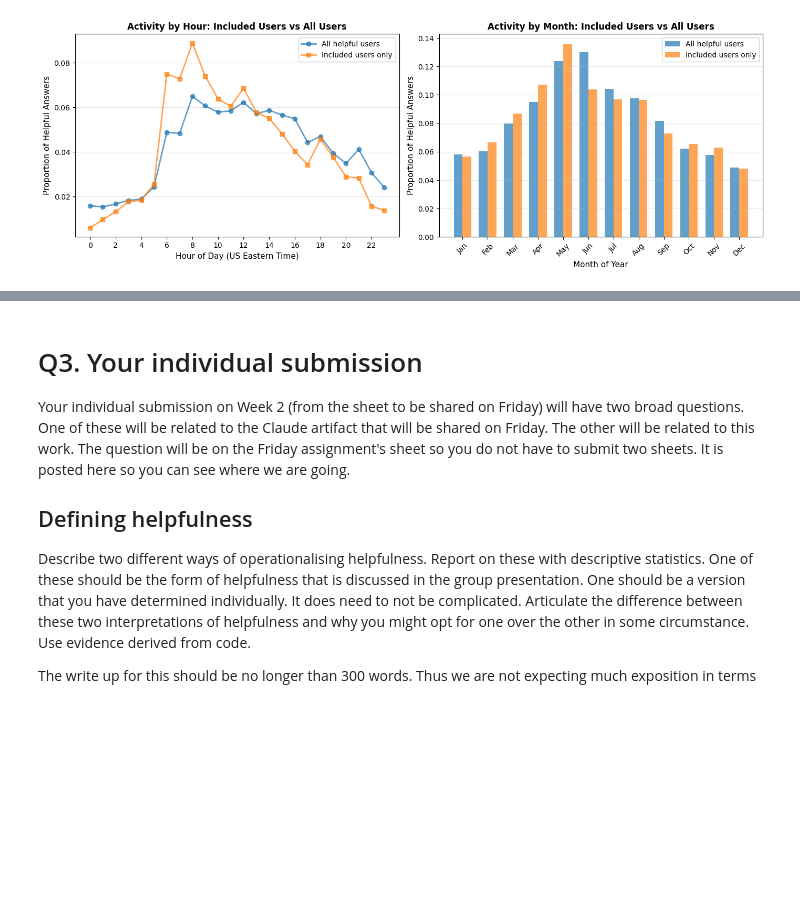
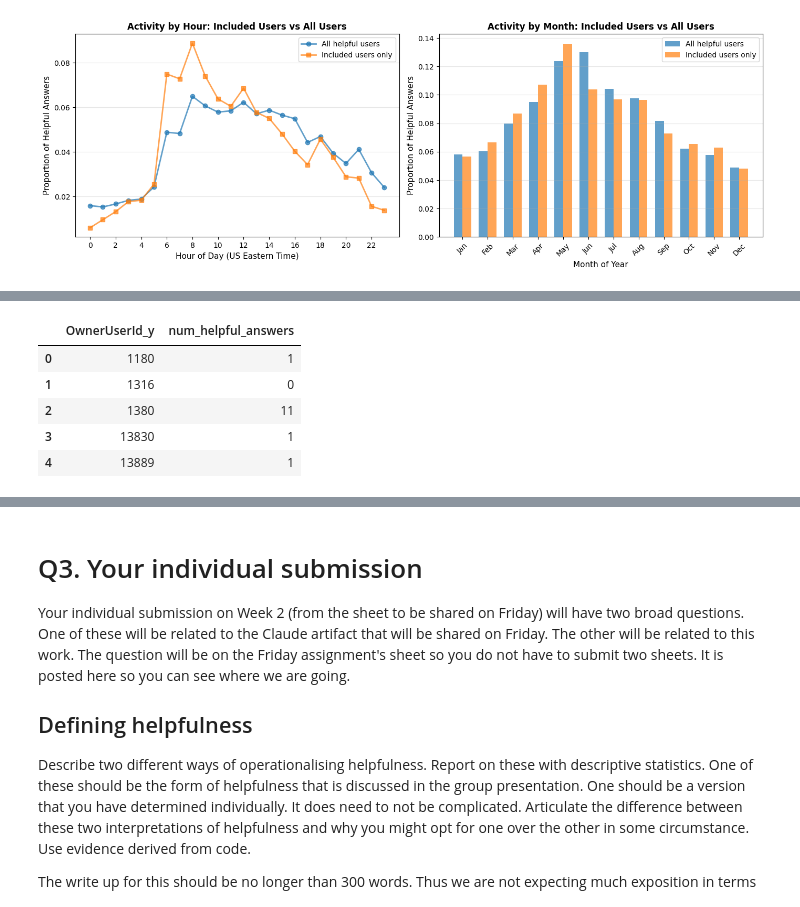
Before and after one commit to isaacbacker/GroupPres_SDS, a Jupyter notebook: Notebooks/fsds25_ex_wk01d02.ipynb, the cells around one changed output, grey strips where cells are left out. Cells and saved outputs as stored; diff of their text form; code cells hidden in the pictures; blank space fills up the shorter version.

```diff
--- a/Notebooks/fsds25_ex_wk01d02.ipynb
+++ b/Notebooks/fsds25_ex_wk01d02.ipynb
@@ -537,0 +621,11 @@ Proportion of all helpful answers: 49.1%
+# %%
+last_year = question_df[(question_df['month'] >= '2023-03-01') & (question_df['month'] <= '2024-03-01')]
+last_year = last_year.groupby(['OwnerUserId_y'])['is_helpful'].sum().reset_index().rename(columns={'is_helpful': 'num_helpful_answers'})
+last_year.head()
+# %% [output]
+|  | OwnerUserId_y | num_helpful_answers |
+| 0 | 1180 | 1 |
+| 1 | 1316 | 0 |
+| 2 | 1380 | 11 |
+| 3 | 13830 | 1 |
+| 4 | 13889 | 1 |
```
Also changed, not shown: parts of 17 cells of this notebook.
